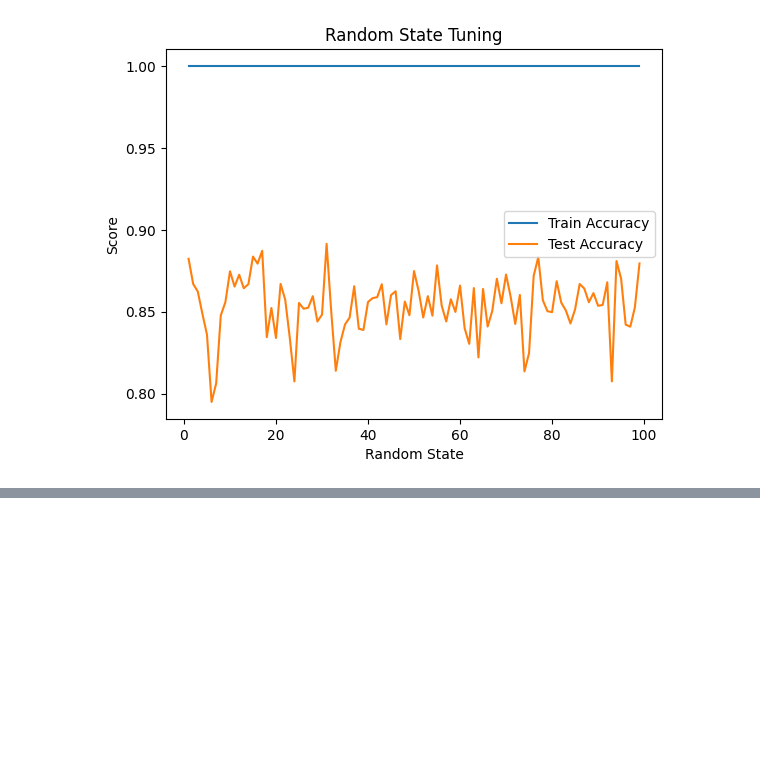
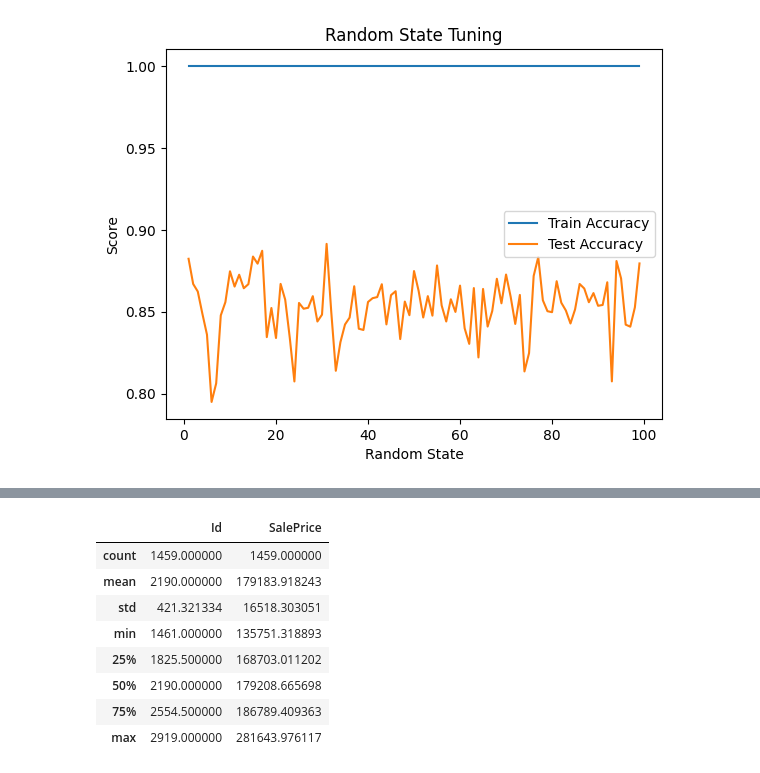
Before and after one commit to MJwd-Hasan/House-Price-prediction, a Jupyter notebook: main.ipynb, the cells around one changed output, grey strips where cells are left out. Cells and saved outputs as stored; diff of their text form; code cells hidden in the pictures; blank space fills up the shorter version.

```diff
--- a/main.ipynb
+++ b/main.ipynb
@@ -607,0 +1039,13 @@ tested_dt.random_state_tuning()
+# %%
+sample_submission = pd.read_csv('sample_submission.csv')
+sample_submission.describe()
+# %% [output]
+|  | Id | SalePrice |
+| count | 1459.000000 | 1459.000000 |
+| mean | 2190.000000 | 179183.918243 |
+| std | 421.321334 | 16518.303051 |
+| min | 1461.000000 | 135751.318893 |
+| 25% | 1825.500000 | 168703.011202 |
+| 50% | 2190.000000 | 179208.665698 |
+| 75% | 2554.500000 | 186789.409363 |
+| max | 2919.000000 | 281643.976117 |
```
Also changed, not shown: parts of 20 cells of this notebook, 1 other file.
